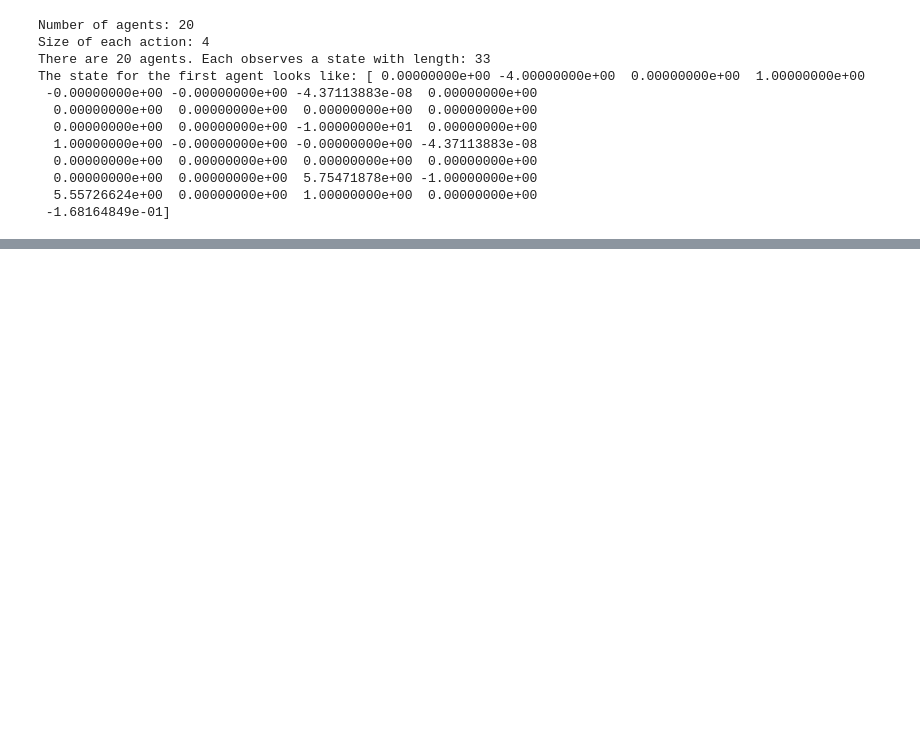
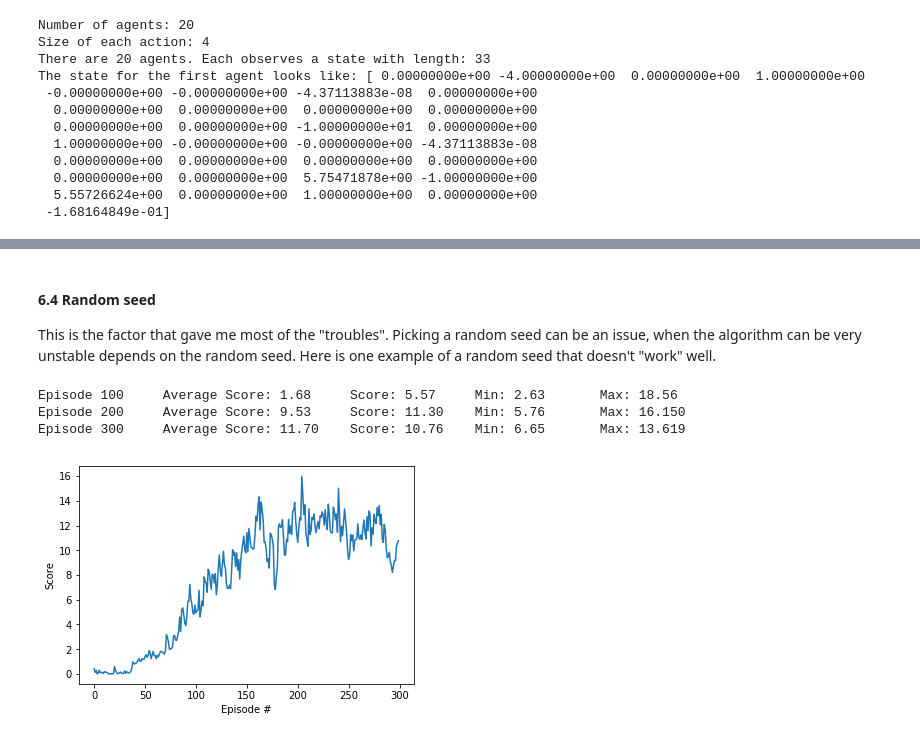
Before and after one commit to jibin-liu/deep-reinforcement-learning, a Jupyter notebook: p2_continuous-control/Report.ipynb, the cells around one changed output, grey strips where cells are left out. Saved outputs shown, nothing was run; the diff lists cells and outputs as text; code cells hidden in the pictures; blank space fills up the shorter version.

```diff
--- a/p2_continuous-control/Report.ipynb
+++ b/p2_continuous-control/Report.ipynb
@@ -326,0 +302,25 @@ KeyboardInterrupt:
+# %% [markdown]
+#### 6.4 Random seed
+
+This is the factor that gave me most of the "troubles". Picking a random seed can be an issue, when the algorithm can be very unstable depends on the random seed. Here is one example of a random seed that doesn't "work" well.
+# %%
+def random_seed():
+    config = Configuration()
+    config.random_seed = 111
+    agent = Agent(state_size=state_size, action_size=action_size, config=config)
+    scores = ddpg(agent, n_episodes=300)
+
+    # plot the scores
+    fig = plt.figure()
+    ax = fig.add_subplot(111)
+    plt.plot(np.arange(len(scores)), scores)
+    plt.ylabel('Score')
+    plt.xlabel('Episode #')
+    plt.show()
+
+random_seed()
+# %% [output]
+Episode 100     Average Score: 1.68     Score: 5.57     Min: 2.63       Max: 18.56
+Episode 200     Average Score: 9.53     Score: 11.30    Min: 5.76       Max: 16.150
+Episode 300     Average Score: 11.70    Score: 10.76    Min: 6.65       Max: 13.619
+[figure, added]
```
Also changed, not shown: parts of 42 cells of this notebook, 7 other files.
